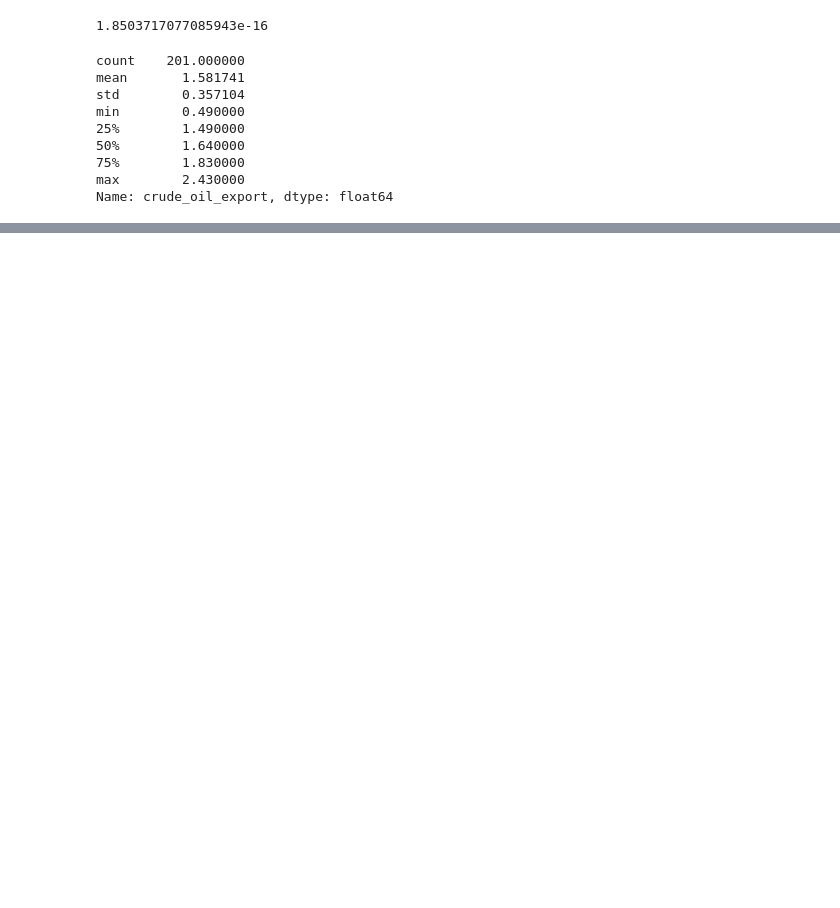
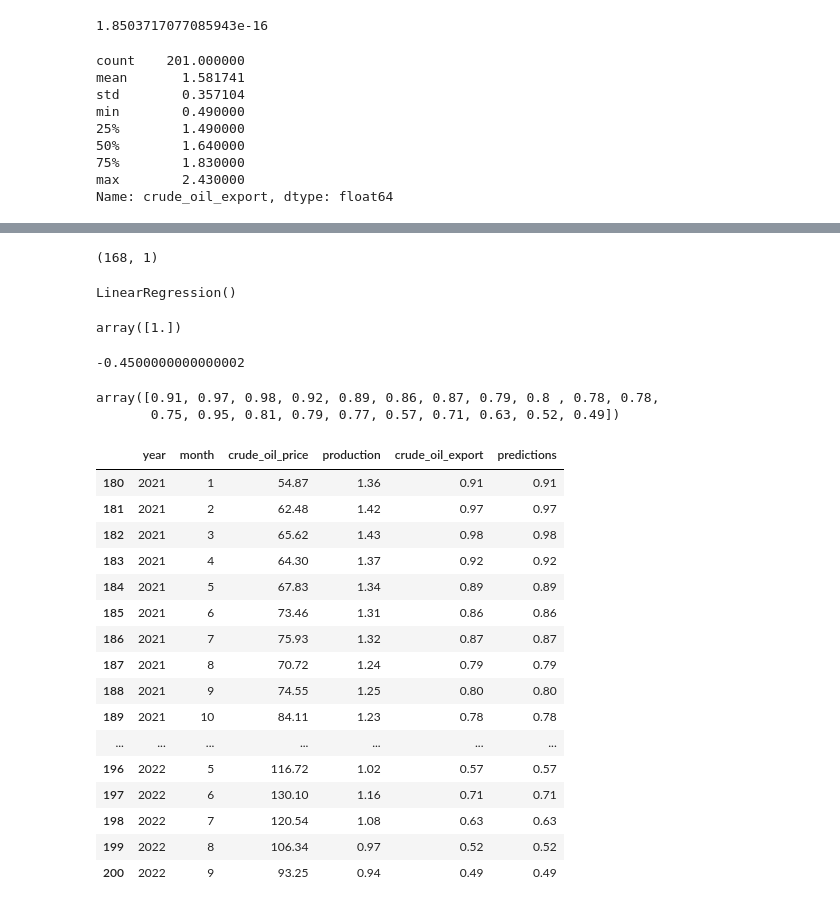
Before and after one commit to TelRich/Crude_Oil_Export_Prediction, a Jupyter notebook: crude_oil.ipynb, the cells around one changed output, grey strips where cells are left out. Saved outputs shown, nothing was run; the diff lists cells and outputs as text; code cells hidden in the pictures; blank space fills up the shorter version.

Commit message:
predict oil export

```diff
--- a/crude_oil.ipynb
+++ b/crude_oil.ipynb
@@ -214,0 +227,46 @@ Name: crude_oil_export, dtype: float64
+# %%
+x_matrix = x.values.reshape(-1, 1)
+x_matrix.shape
+# %% [output]
+(168, 1)
+# %%
+reg = LinearRegression()
+# %%
+reg.fit(x_matrix, y)
+# %% [output]
+LinearRegression()
+# %%
+reg.coef_
+# %% [output]
+array([1.])
+# %%
+reg.intercept_
+# %% [output]
+-0.4500000000000002
+# %%
+predictions = reg.predict(test[["production"]])
+predictions
+# %% [output]
+array([0.91, 0.97, 0.98, 0.92, 0.89, 0.86, 0.87, 0.79, 0.8 , 0.78, 0.78,
+       0.75, 0.95, 0.81, 0.79, 0.77, 0.57, 0.71, 0.63, 0.52, 0.49])
+# %%
+test["predictions"] = predictions
+test
+# %% [output]
+|  | year | month | crude_oil_price | production | crude_oil_export | predictions |
+| 180 | 2021 | 1 | 54.87 | 1.36 | 0.91 | 0.91 |
+| 181 | 2021 | 2 | 62.48 | 1.42 | 0.97 | 0.97 |
+| 182 | 2021 | 3 | 65.62 | 1.43 | 0.98 | 0.98 |
+| 183 | 2021 | 4 | 64.30 | 1.37 | 0.92 | 0.92 |
+| 184 | 2021 | 5 | 67.83 | 1.34 | 0.89 | 0.89 |
+| 185 | 2021 | 6 | 73.46 | 1.31 | 0.86 | 0.86 |
+| 186 | 2021 | 7 | 75.93 | 1.32 | 0.87 | 0.87 |
+| 187 | 2021 | 8 | 70.72 | 1.24 | 0.79 | 0.79 |
+| 188 | 2021 | 9 | 74.55 | 1.25 | 0.80 | 0.80 |
+| 189 | 2021 | 10 | 84.11 | 1.23 | 0.78 | 0.78 |
+| ... | ... | ... | ... | ... | ... | ... |
+| 196 | 2022 | 5 | 116.72 | 1.02 | 0.57 | 0.57 |
+| 197 | 2022 | 6 | 130.10 | 1.16 | 0.71 | 0.71 |
+| 198 | 2022 | 7 | 120.54 | 1.08 | 0.63 | 0.63 |
+| 199 | 2022 | 8 | 106.34 | 0.97 | 0.52 | 0.52 |
+| 200 | 2022 | 9 | 93.25 | 0.94 | 0.49 | 0.49 |
```
Also changed, not shown: parts of 5 cells of this notebook.
